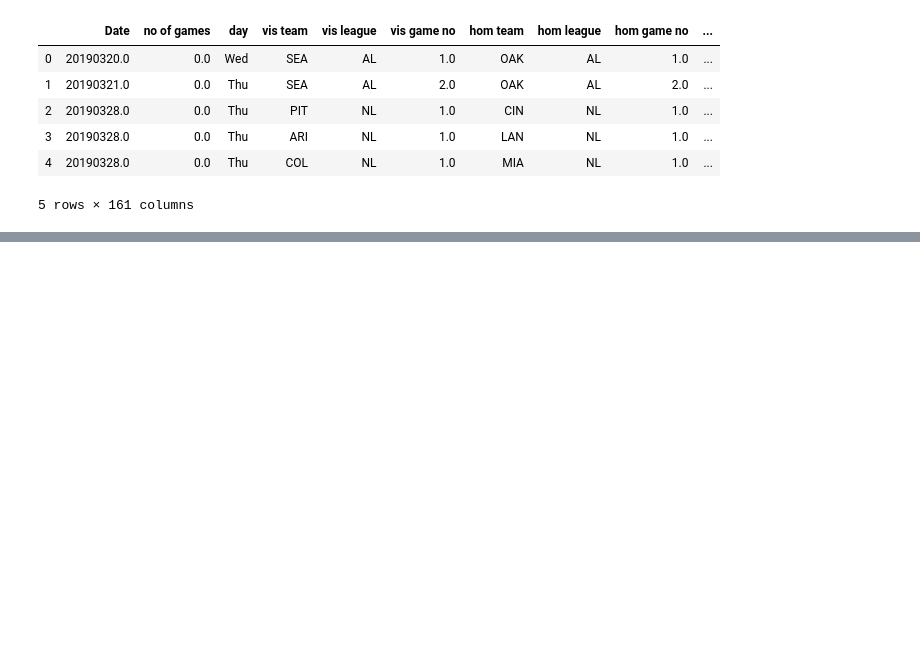
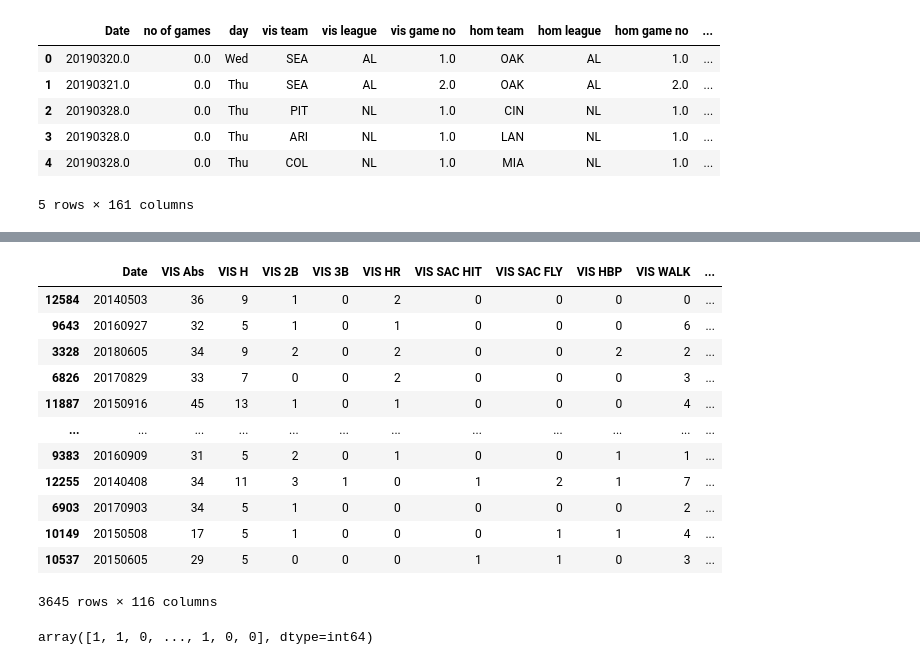
Before and after one commit to jenrionda/moneyball2_the_sequel, a Jupyter notebook: Moneyball.ipynb, the cells around one changed output, grey strips where cells are left out. Saved outputs shown, nothing was run; the diff lists cells and outputs as text; code cells hidden in the pictures; blank space fills up the shorter version.

```diff
--- a/Moneyball.ipynb
+++ b/Moneyball.ipynb
@@ -197,5 +206,5 @@ X.head()
 # %%
-y = df_clean_data["home_winner"].ravel()
+y = df_clean_data_encoded["home_winner"].ravel()
 # %%
 X_train, X_test, y_train, y_test = train_test_split(X, y, random_state=42)
 # %%
@@ -231,0 +282,20 @@ print(classification_report(y_test, predicti
+# %%
+X_test
+# %% [output]
+|  | Date | VIS Abs | VIS H | VIS 2B | VIS 3B | VIS HR | VIS SAC HIT | VIS SAC FLY | VIS HBP | VIS WALK | ... |
+| 12584 | 20140503 | 36 | 9 | 1 | 0 | 2 | 0 | 0 | 0 | 0 | ... |
+| 9643 | 20160927 | 32 | 5 | 1 | 0 | 1 | 0 | 0 | 0 | 6 | ... |
+| 3328 | 20180605 | 34 | 9 | 2 | 0 | 2 | 0 | 0 | 2 | 2 | ... |
+| 6826 | 20170829 | 33 | 7 | 0 | 0 | 2 | 0 | 0 | 0 | 3 | ... |
+| 11887 | 20150916 | 45 | 13 | 1 | 0 | 1 | 0 | 0 | 0 | 4 | ... |
+| ... | ... | ... | ... | ... | ... | ... | ... | ... | ... | ... | ... |
+| 9383 | 20160909 | 31 | 5 | 2 | 0 | 1 | 0 | 0 | 1 | 1 | ... |
+| 12255 | 20140408 | 34 | 11 | 3 | 1 | 0 | 1 | 2 | 1 | 7 | ... |
+| 6903 | 20170903 | 34 | 5 | 1 | 0 | 0 | 0 | 0 | 0 | 2 | ... |
+| 10149 | 20150508 | 17 | 5 | 1 | 0 | 0 | 0 | 1 | 1 | 4 | ... |
+| 10537 | 20150605 | 29 | 5 | 0 | 0 | 0 | 1 | 1 | 0 | 3 | ... |
+3645 rows × 116 columns
+# %%
+predictions
+# %% [output]
+array([1, 1, 0, ..., 1, 0, 0], dtype=int64)
```
Also changed, not shown: parts of 16 cells of this notebook, 7 other files.
